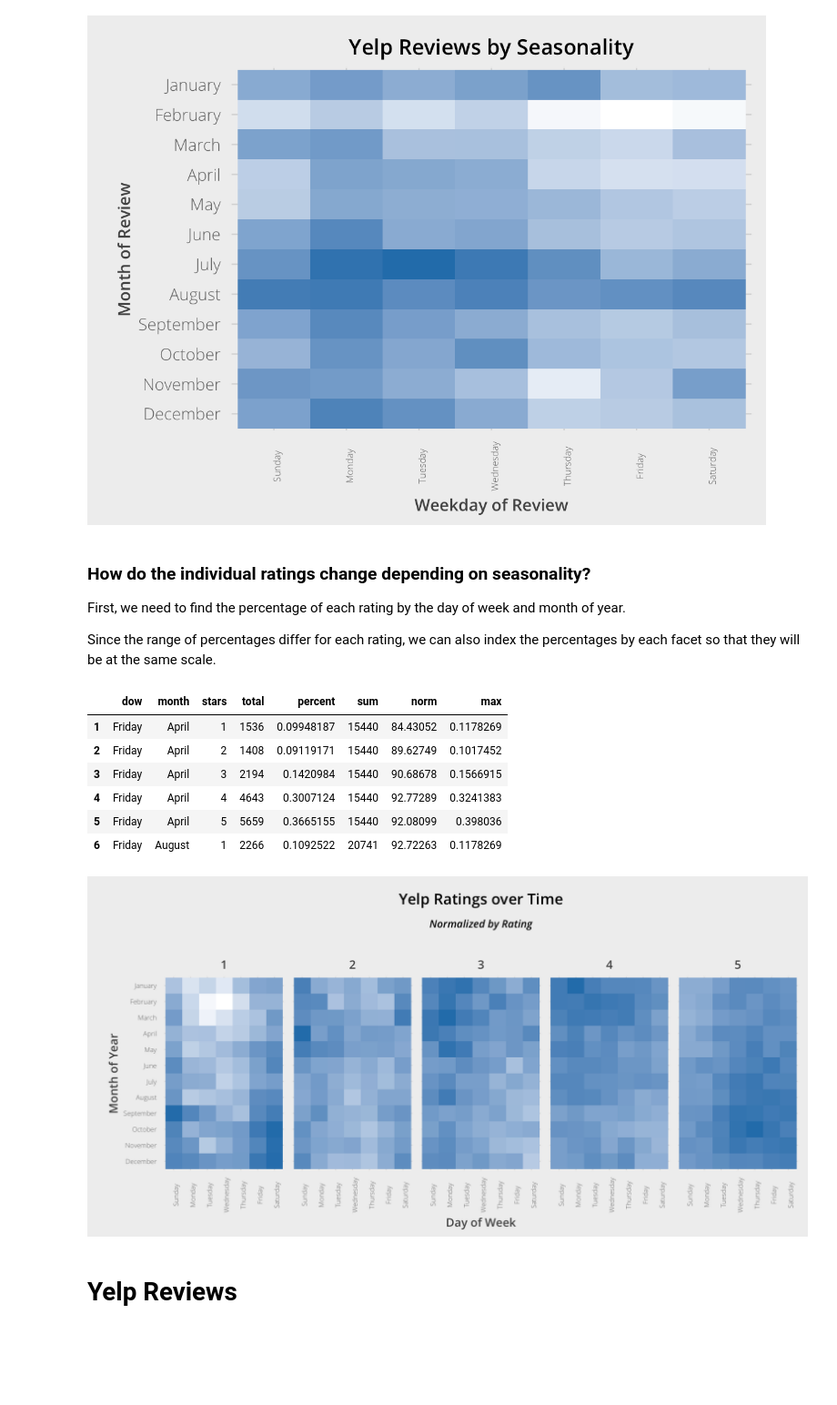
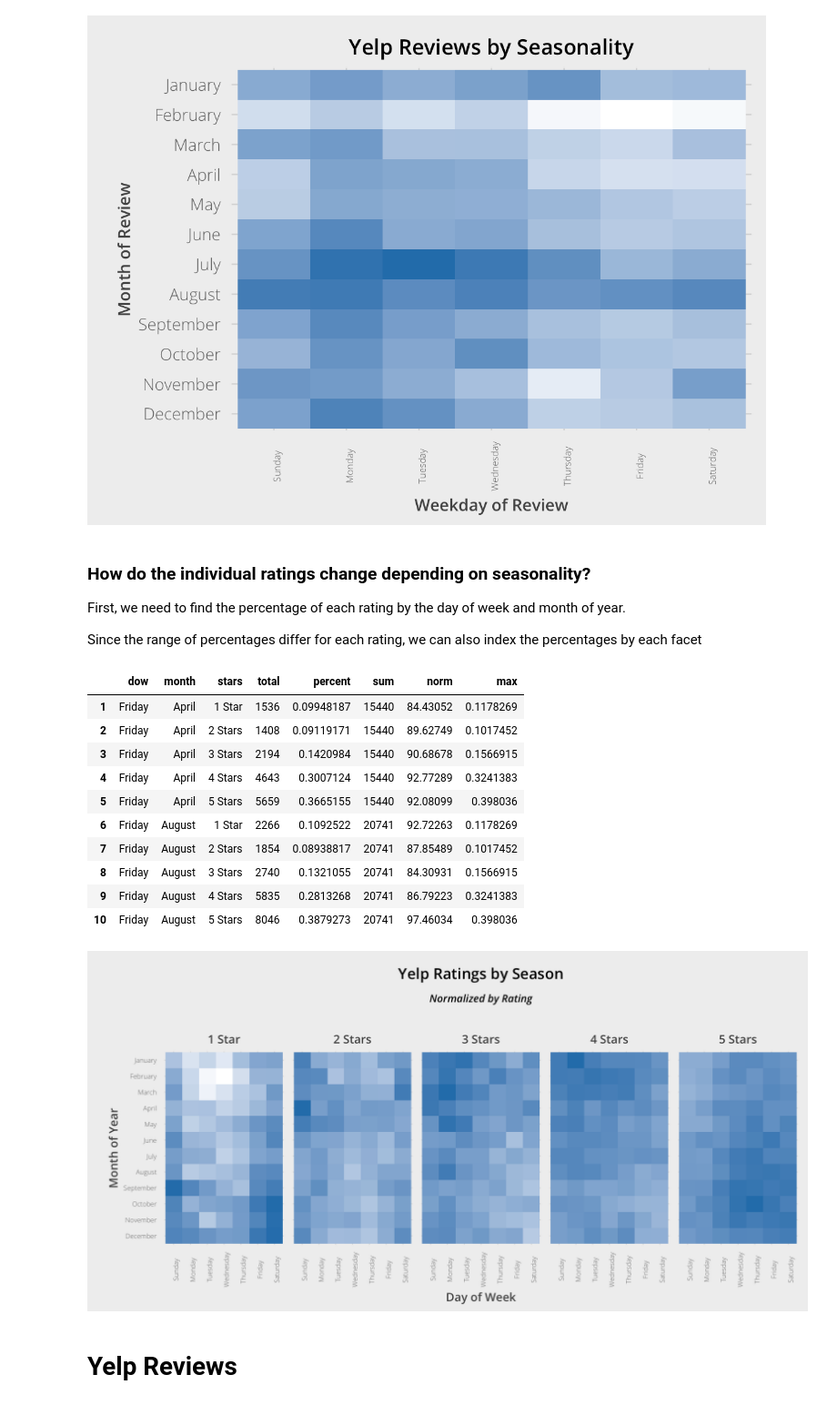
Before and after one commit to digideskio/yelp-ratings, a Jupyter notebook: YelpRatingAnalysis.ipynb, the cells around one changed output. Shown: that part at 91% size. Saved outputs shown, nothing was run; the diff lists cells and outputs as text; code cells hidden in the pictures; blank space fills up the shorter version.

```diff
--- a/YelpRatingAnalysis.ipynb
+++ b/YelpRatingAnalysis.ipynb
@@ -203,7 +203,7 @@ plot
 
 First, we need to find the percentage of each rating by the day of week and month of year.
 
-Since the range of percentages differ for each rating, we can also index the percentages by each facet so that they will be at the same scale.
+Since the range of percentages differ for each rating, we can also index the percentages by each facet
 # %%
 ratings_dow_stars <- ratings_stars %>%
     mutate(dow = weekdays(as.Date(date)),
@@ -214,7 +214,7 @@ ratings_dow_stars <- ratings_stars %>%
     mutate(percent = total / sum(total), sum = sum(total)) %>%
     group_by(stars) %>%
     mutate(norm = percent / max(percent) * 100, max = max(percent)) #%>%
-    #filter(norm == 100)
+   #filter(norm==100)
 
 ratings_dow_stars$month <- factor(ratings_dow_stars$month, levels=rev(c("January", "February", "March", "April",
                                                           "May", "June", "July", "August",
@@ -223,31 +223,35 @@ ratings_dow_stars$month <- factor(ratings_dow_stars$month, levels=rev(c("January
 ratings_dow_stars$dow <- factor(ratings_dow_stars$dow, levels=c("Sunday", "Monday", "Tuesday", "Wednesday",
                                                   "Thursday", "Friday", "Saturday"))
 
-head(ratings_dow_stars)
+head(ratings_dow_stars, n=10)
 # %% [output]
 |  | dow | month | stars | total | percent | sum | norm | max |
-| 1 | Friday | April | 1 | 1536 | 0.09948187 | 15440 | 84.43052 | 0.1178269 |
-| 2 | Friday | April | 2 | 1408 | 0.09119171 | 15440 | 89.62749 | 0.1017452 |
-| 3 | Friday | April | 3 | 2194 | 0.1420984 | 15440 | 90.68678 | 0.1566915 |
-| 4 | Friday | April | 4 | 4643 | 0.3007124 | 15440 | 92.77289 | 0.3241383 |
-| 5 | Friday | April | 5 | 5659 | 0.3665155 | 15440 | 92.08099 | 0.398036 |
-| 6 | Friday | August | 1 | 2266 | 0.1092522 | 20741 | 92.72263 | 0.1178269 |
+| 1 | Friday | April | 1 Star | 1536 | 0.09948187 | 15440 | 84.43052 | 0.1178269 |
+| 2 | Friday | April | 2 Stars | 1408 | 0.09119171 | 15440 | 89.62749 | 0.1017452 |
+| 3 | Friday | April | 3 Stars | 2194 | 0.1420984 | 15440 | 90.68678 | 0.1566915 |
+| 4 | Friday | April | 4 Stars | 4643 | 0.3007124 | 15440 | 92.77289 | 0.3241383 |
+| 5 | Friday | April | 5 Stars | 5659 | 0.3665155 | 15440 | 92.08099 | 0.398036 |
+| 6 | Friday | August | 1 Star | 2266 | 0.1092522 | 20741 | 92.72263 | 0.1178269 |
+| 7 | Friday | August | 2 Stars | 1854 | 0.08938817 | 20741 | 87.85489 | 0.1017452 |
+| 8 | Friday | August | 3 Stars | 2740 | 0.1321055 | 20741 | 84.30931 | 0.1566915 |
+| 9 | Friday | August | 4 Stars | 5835 | 0.2813268 | 20741 | 86.79223 | 0.3241383 |
+| 10 | Friday | August | 5 Stars | 8046 | 0.3879273 | 20741 | 97.46034 | 0.398036 |
 # %%
 plot <- ggplot(ratings_dow_stars, aes(x=dow, y=month, fill=norm)) +
             geom_tile() +
             fte_theme() +
             theme(axis.text.x = element_text(angle=90, size=4),
                   axis.text.y = element_text(size=4)) +
             scale_fill_gradient(low="white", high="#2980B9") +
             labs(x="Day of Week", y="Month of Year") +
-            ggtitle(expression(atop("Yelp Ratings over Time", atop(italic("Normalized by Rating"), "")))) +
+            ggtitle(expression(atop("Yelp Ratings by Season", atop(italic("Normalized by Rating"), "")))) +
             facet_wrap(~stars, nrow=1)
 
 options(repr.plot.width=6, repr.plot.height=3, tall=T)
 
 plot
 # %% [output]
-[figure, old version]
+[figure, new version]
 # %% [markdown]
 # Yelp Reviews
 # %% [markdown]
```
Also changed, not shown: parts of 4 cells of this notebook.
